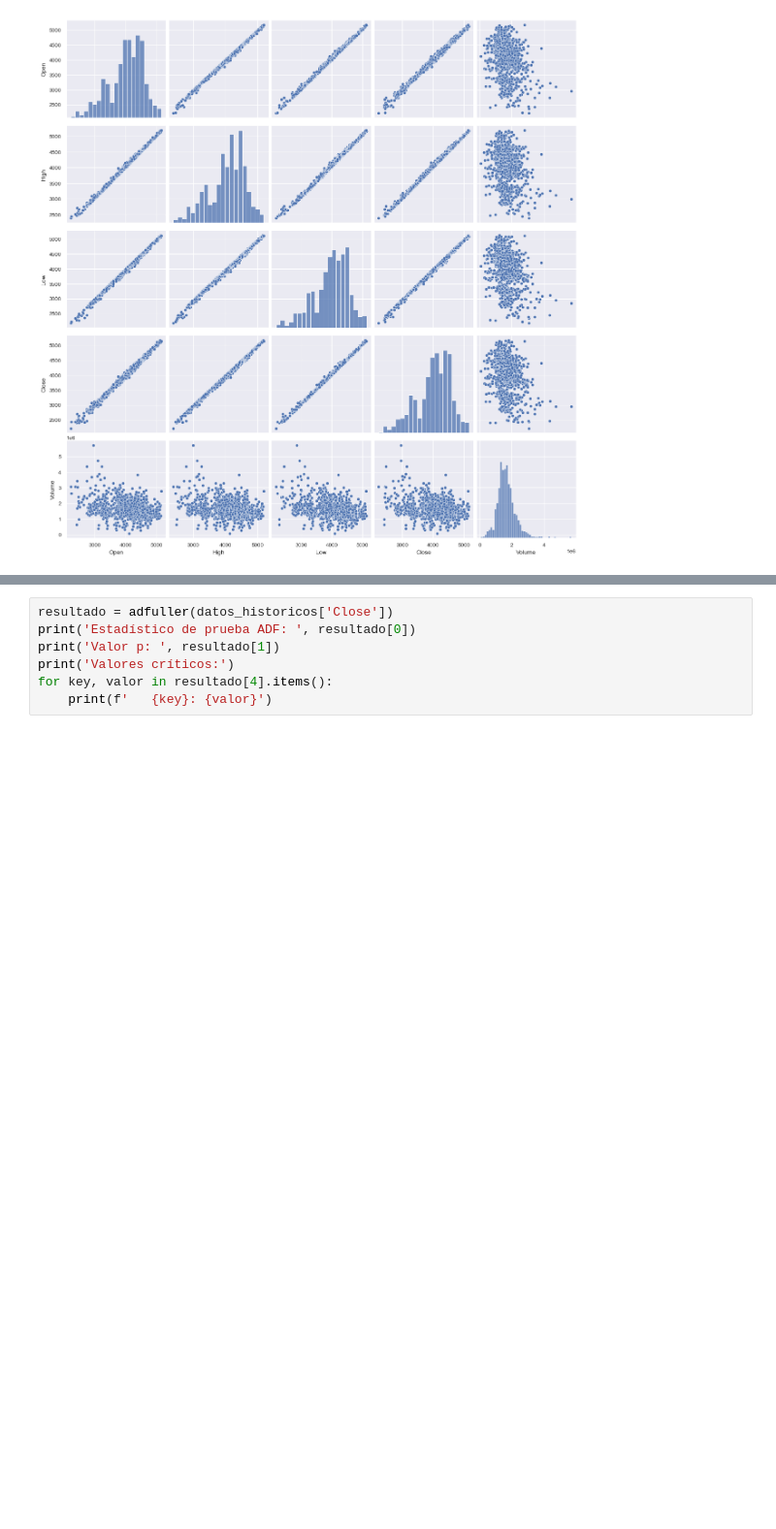
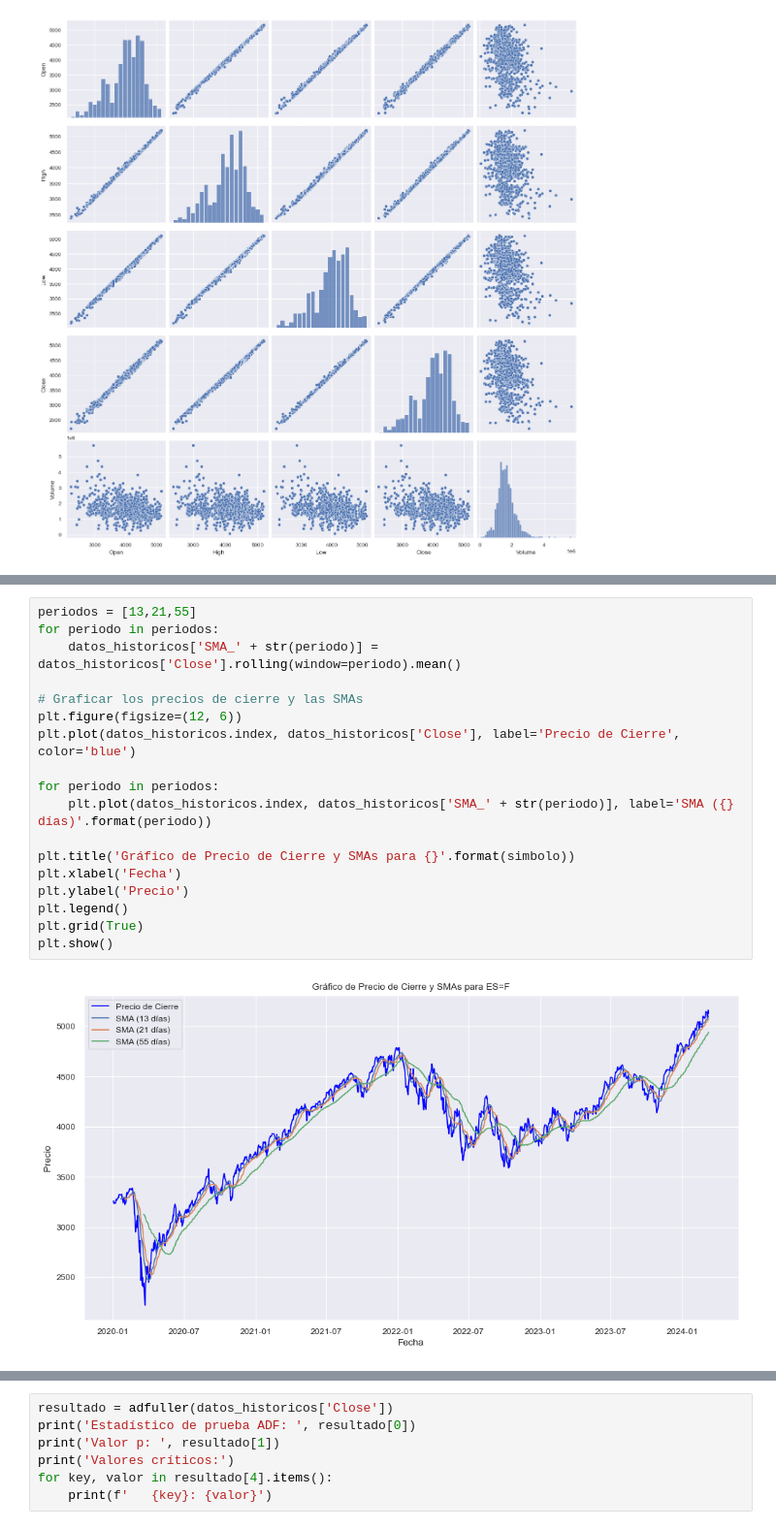
Before and after one commit to juanes213/MachineLearning_Project, a Jupyter notebook: futuros_eda.ipynb, the cells around one changed output, grey strips where cells are left out. Shown at 97% size. Saved outputs shown, nothing was run; the diff lists cells and outputs as text; blank space fills up the shorter version.

```diff
--- a/futuros_eda.ipynb
+++ b/futuros_eda.ipynb
@@ -130,0 +170,20 @@ plt.show()
+# %%
+periodos = [13,21,55]
+for periodo in periodos:
+    datos_historicos['SMA_' + str(periodo)] = datos_historicos['Close'].rolling(window=periodo).mean()
+
+# Graficar los precios de cierre y las SMAs
+plt.figure(figsize=(12, 6))
+plt.plot(datos_historicos.index, datos_historicos['Close'], label='Precio de Cierre', color='blue')
+
+for periodo in periodos:
+    plt.plot(datos_historicos.index, datos_historicos['SMA_' + str(periodo)], label='SMA ({} días)'.format(periodo))
+
+plt.title('Gráfico de Precio de Cierre y SMAs para {}'.format(simbolo))
+plt.xlabel('Fecha')
+plt.ylabel('Precio')
+plt.legend()
+plt.grid(True)
+plt.show()
+# %% [output]
+[figure, added]
```
Also changed, not shown: parts of 6 cells of this notebook, 1 other file.
